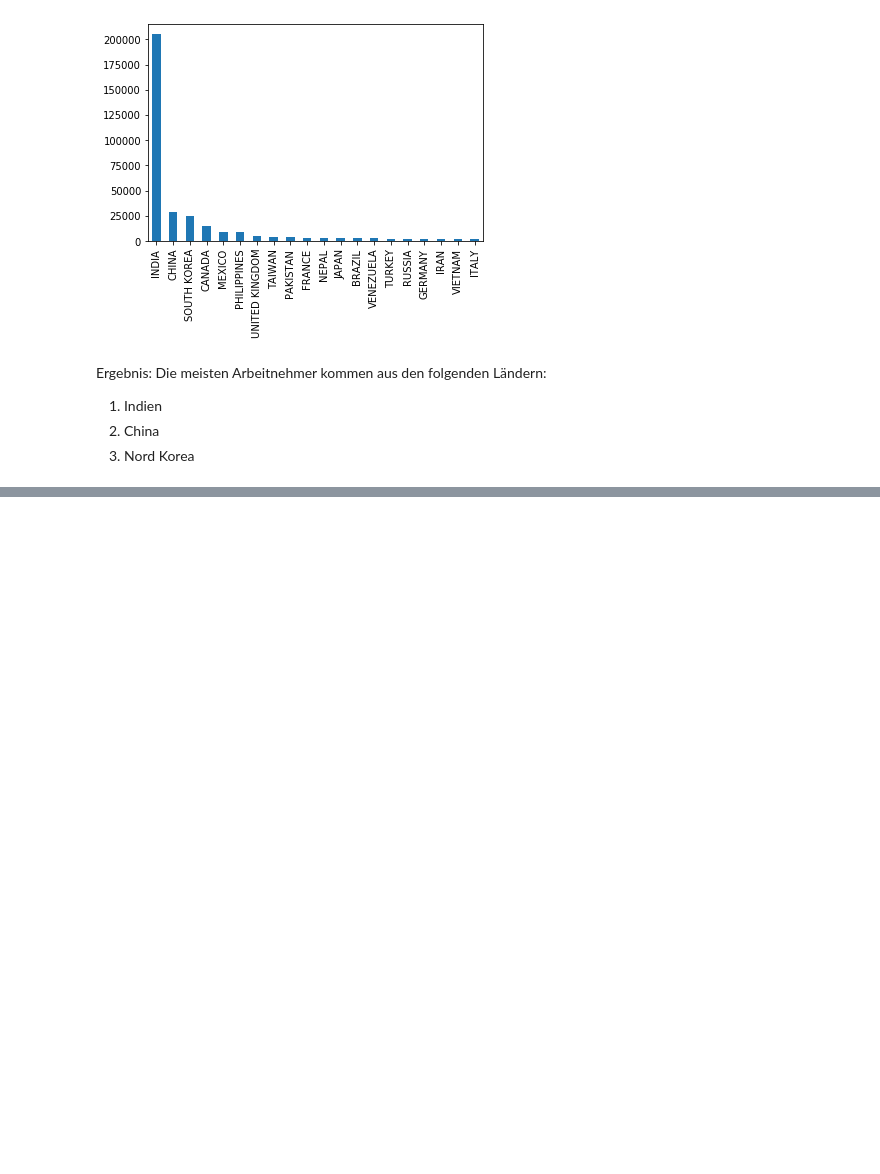
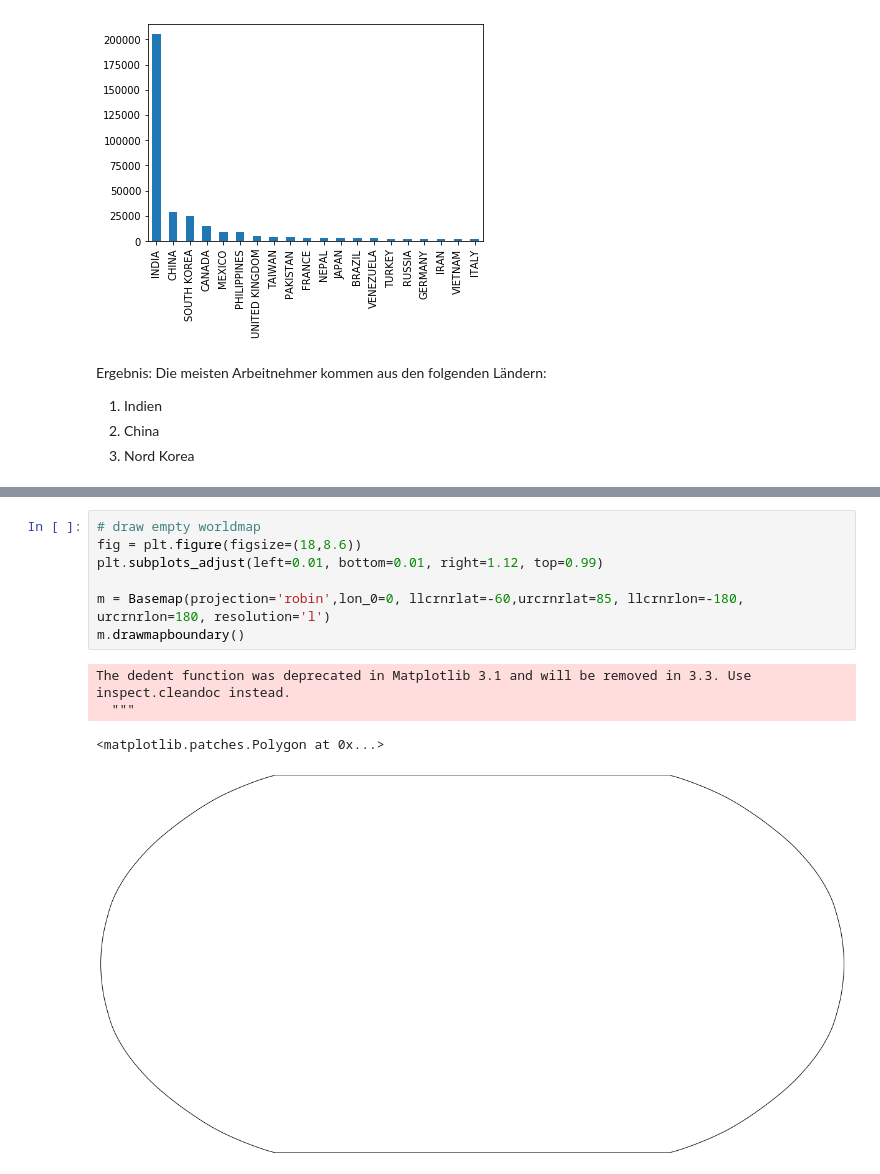
Before and after one commit to andy8001/python_visa, a Jupyter notebook: US Visa_Arbeitnehmer Herkunftsland.ipynb, the cells around one changed output, grey strips where cells are left out. Drawn from its saved outputs; the diff is of its cells as text; blank space fills up the shorter version.

```diff
--- a/US Visa_Arbeitnehmer Herkunftsland.ipynb
+++ b/US Visa_Arbeitnehmer Herkunftsland.ipynb
@@ -146,0 +162,12 @@ Ergebnis: Die meisten Arbeitnehmer kommen aus den folgenden Ländern:
+# %%
+# draw empty worldmap
+fig = plt.figure(figsize=(18,8.6))
+plt.subplots_adjust(left=0.01, bottom=0.01, right=1.12, top=0.99)
+
+m = Basemap(projection='robin',lon_0=0, llcrnrlat=-60,urcrnrlat=85, llcrnrlon=-180, urcrnrlon=180, resolution='l')
+m.drawmapboundary()
+# %% [output]
+The dedent function was deprecated in Matplotlib 3.1 and will be removed in 3.3. Use inspect.cleandoc instead.
+  """
+<matplotlib.patches.Polygon at 0x...>
+[figure, added]
```
Also changed, not shown: parts of 8 cells of this notebook, 1 other file.
